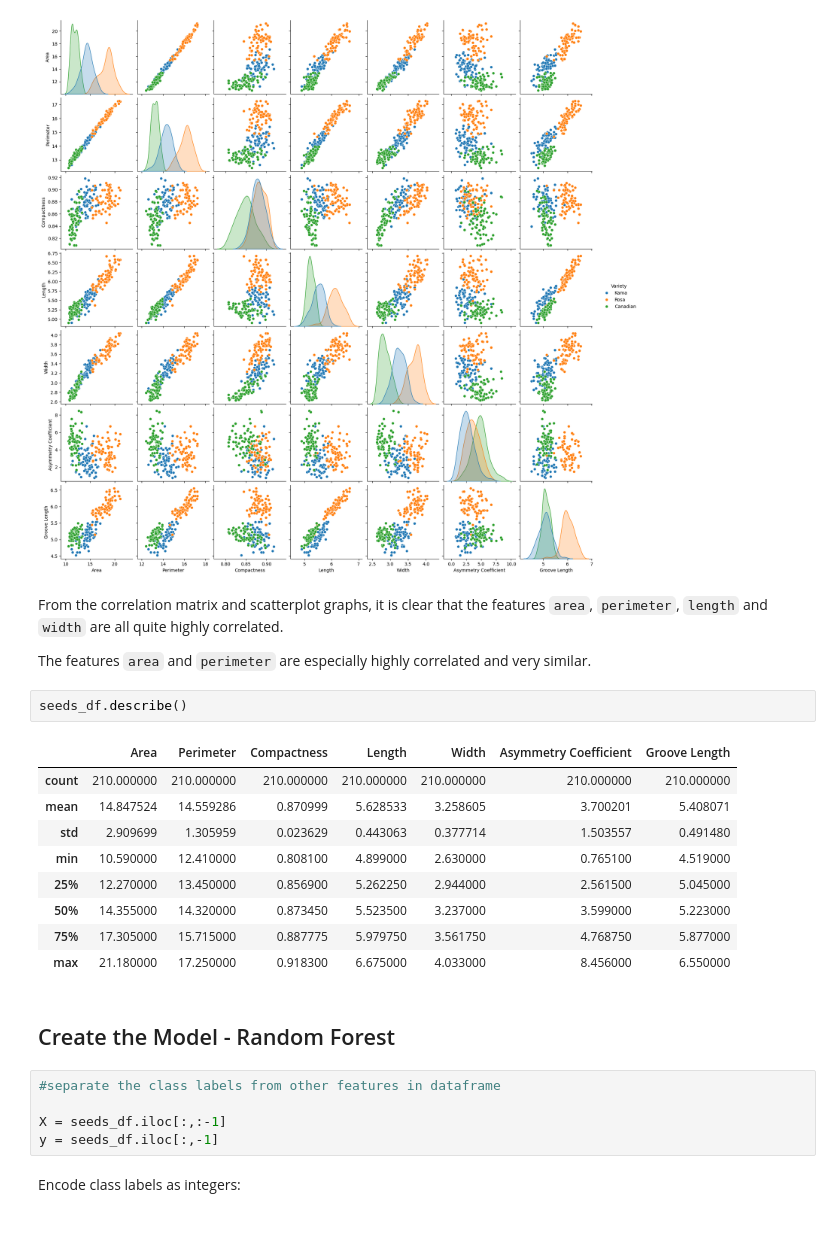
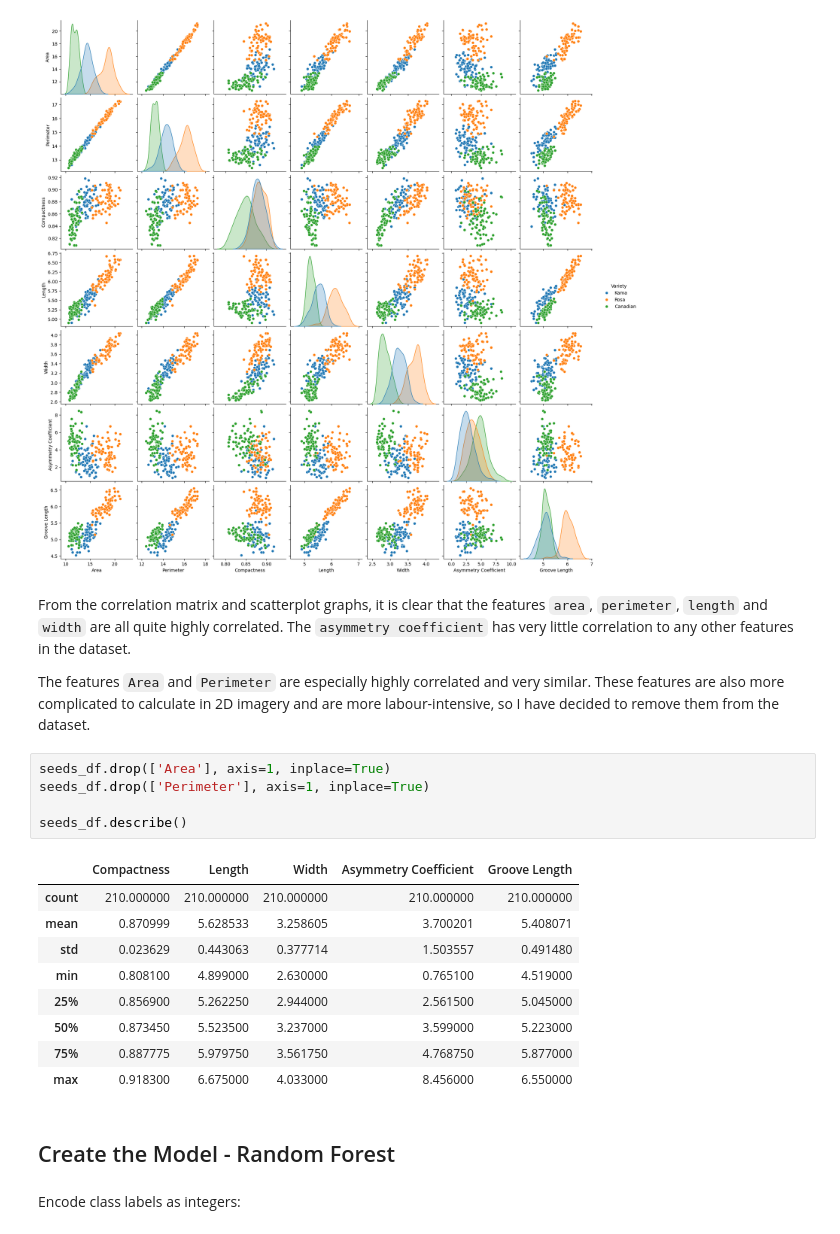
Before and after one commit to kaylamasson/CM3151-machine-learning-kaylamasson, a Jupyter notebook: seeds_classification.ipynb, the cells around one changed output. Saved outputs shown, nothing was run; the diff lists cells and outputs as text.

```diff
--- a/seeds_classification.ipynb
+++ b/seeds_classification.ipynb
@@ -282,28 +289,26 @@ sns.pairplot(seeds_df, kind='scatter', hue='Variety')
 <seaborn.axisgrid.PairGrid at 0x...>
 [figure]
 # %% [markdown]
-From the correlation matrix and scatterplot graphs, it is clear that the features `area`, `perimeter`, `length` and  `width` are all quite highly correlated.
+From the correlation matrix and scatterplot graphs, it is clear that the features `area`, `perimeter`, `length` and  `width` are all quite highly correlated. The `asymmetry coefficient` has very little correlation to any other features in the dataset.
 
-The features `area` and `perimeter` are especially highly correlated and very similar.
+The features `Area` and `Perimeter` are especially highly correlated and very similar. These features are also more complicated to calculate in 2D imagery and are more labour-intensive, so I have decided to remove them from the dataset.
-# %%
-seeds_df.describe()
-# %% [output]
-|  | Area | Perimeter | Compactness | Length | Width | Asymmetry Coefficient | Groove Length |
-| count | 210.000000 | 210.000000 | 210.000000 | 210.000000 | 210.000000 | 210.000000 | 210.000000 |
-| mean | 14.847524 | 14.559286 | 0.870999 | 5.628533 | 3.258605 | 3.700201 | 5.408071 |
-| std | 2.909699 | 1.305959 | 0.023629 | 0.443063 | 0.377714 | 1.503557 | 0.491480 |
-| min | 10.590000 | 12.410000 | 0.808100 | 4.899000 | 2.630000 | 0.765100 | 4.519000 |
-| 25% | 12.270000 | 13.450000 | 0.856900 | 5.262250 | 2.944000 | 2.561500 | 5.045000 |
-| 50% | 14.355000 | 14.320000 | 0.873450 | 5.523500 | 3.237000 | 3.599000 | 5.223000 |
-| 75% | 17.305000 | 15.715000 | 0.887775 | 5.979750 | 3.561750 | 4.768750 | 5.877000 |
-| max | 21.180000 | 17.250000 | 0.918300 | 6.675000 | 4.033000 | 8.456000 | 6.550000 |
+# %%
+seeds_df.drop(['Area'], axis=1, inplace=True)
+seeds_df.drop(['Perimeter'], axis=1, inplace=True)
+
+seeds_df.describe()
+# %% [output]
+|  | Compactness | Length | Width | Asymmetry Coefficient | Groove Length |
+| count | 210.000000 | 210.000000 | 210.000000 | 210.000000 | 210.000000 |
+| mean | 0.870999 | 5.628533 | 3.258605 | 3.700201 | 5.408071 |
+| std | 0.023629 | 0.443063 | 0.377714 | 1.503557 | 0.491480 |
+| min | 0.808100 | 4.899000 | 2.630000 | 0.765100 | 4.519000 |
+| 25% | 0.856900 | 5.262250 | 2.944000 | 2.561500 | 5.045000 |
+| 50% | 0.873450 | 5.523500 | 3.237000 | 3.599000 | 5.223000 |
+| 75% | 0.887775 | 5.979750 | 3.561750 | 4.768750 | 5.877000 |
+| max | 0.918300 | 6.675000 | 4.033000 | 8.456000 | 6.550000 |
 # %% [markdown]
 ## Create the Model - Random Forest
-# %%
-#separate the class labels from other features in dataframe
-
-X = seeds_df.iloc[:,:-1]
-y = seeds_df.iloc[:,-1]
 # %% [markdown]
 Encode class labels as integers:
 # %%
```
Also changed, not shown: parts of 19 cells of this notebook.
